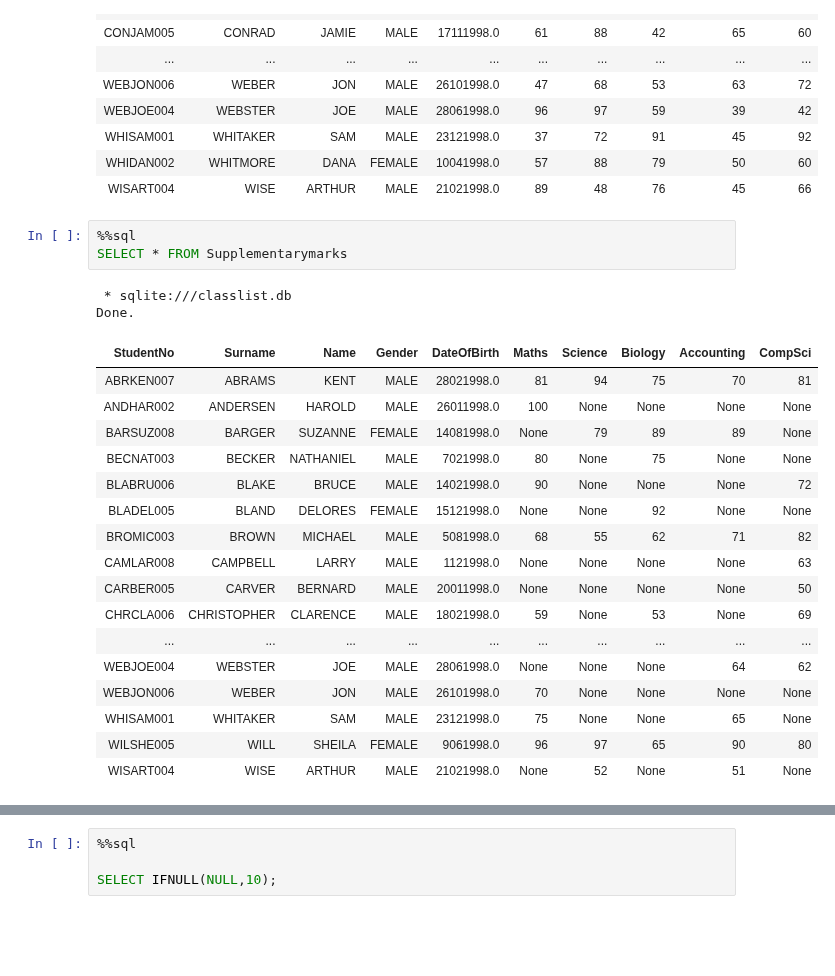
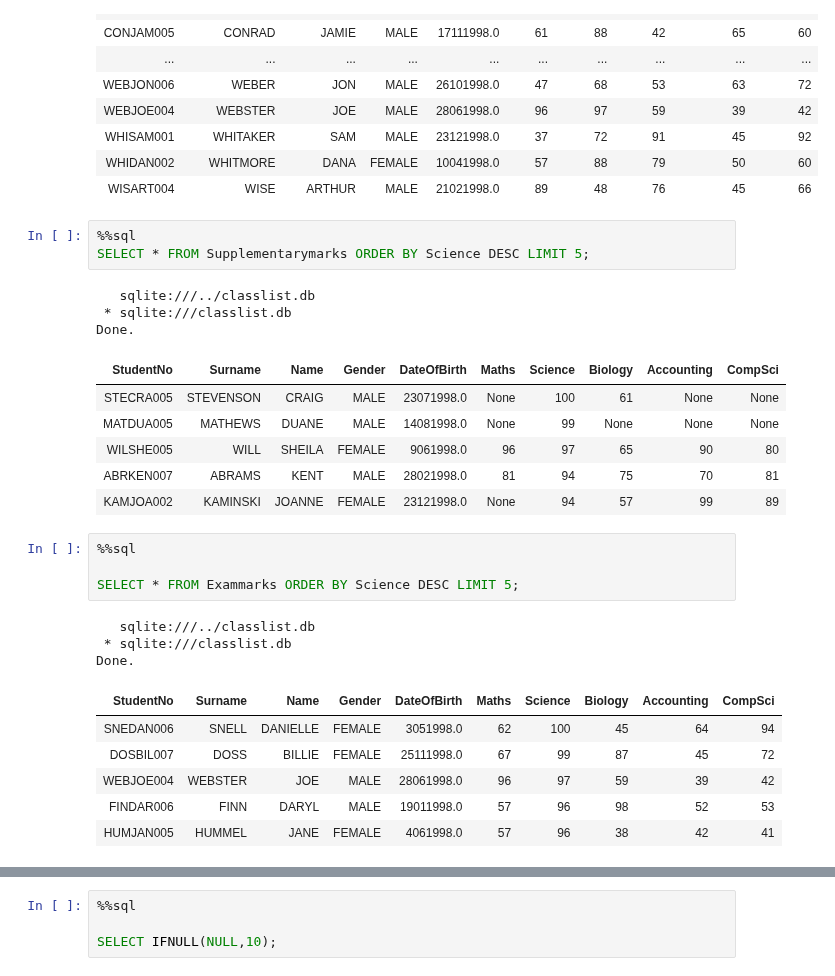
Before and after one commit to YvesMatanga/freemium_datascience, a Jupyter notebook: sql/mcq/Set_Theory_student_solution.ipynb, the cells around one changed output, grey strips where cells are left out. Cells and saved outputs as stored; diff of their text form; blank space fills up the shorter version.

```diff
--- a/sql/mcq/Set_Theory_student_solution.ipynb
+++ b/sql/mcq/Set_Theory_student_solution.ipynb
@@ -124,24 +127,28 @@ Done.
 | WISART004 | WISE | ARTHUR | MALE | 21021998.0 | 89 | 48 | 76 | 45 | 66 |
 # %%
 %%sql
-SELECT * FROM Supplementarymarks
+SELECT * FROM Supplementarymarks ORDER BY Science DESC LIMIT 5;
 # %% [output]
+   sqlite:///../classlist.db
  * sqlite:///classlist.db
 Done.
 | StudentNo | Surname | Name | Gender | DateOfBirth | Maths | Science | Biology | Accounting | CompSci |
+| STECRA005 | STEVENSON | CRAIG | MALE | 23071998.0 | None | 100 | 61 | None | None |
+| MATDUA005 | MATHEWS | DUANE | MALE | 14081998.0 | None | 99 | None | None | None |
+| WILSHE005 | WILL | SHEILA | FEMALE | 9061998.0 | 96 | 97 | 65 | 90 | 80 |
 | ABRKEN007 | ABRAMS | KENT | MALE | 28021998.0 | 81 | 94 | 75 | 70 | 81 |
-| ANDHAR002 | ANDERSEN | HAROLD | MALE | 26011998.0 | 100 | None | None | None | None |
-| BARSUZ008 | BARGER | SUZANNE | FEMALE | 14081998.0 | None | 79 | 89 | 89 | None |
-| BECNAT003 | BECKER | NATHANIEL | MALE | 7021998.0 | 80 | None | 75 | None | None |
-| BLABRU006 | BLAKE | BRUCE | MALE | 14021998.0 | 90 | None | None | None | 72 |
-| BLADEL005 | BLAND | DELORES | FEMALE | 15121998.0 | None | None | 92 | None | None |
-| BROMIC003 | BROWN | MICHAEL | MALE | 5081998.0 | 68 | 55 | 62 | 71 | 82 |
-| CAMLAR008 | CAMPBELL | LARRY | MALE | 1121998.0 | None | None | None | None | 63 |
-| CARBER005 | CARVER | BERNARD | MALE | 20011998.0 | None | None | None | None | 50 |
-| CHRCLA006 | CHRISTOPHER | CLARENCE | MALE | 18021998.0 | 59 | None | 53 | None | 69 |
-| ... | ... | ... | ... | ... | ... | ... | ... | ... | ... |
-| WEBJOE004 | WEBSTER | JOE | MALE | 28061998.0 | None | None | None | 64 | 62 |
-| WEBJON006 | WEBER | JON | MALE | 26101998.0 | 70 | None | None | None | None |
-| WHISAM001 | WHITAKER | SAM | MALE | 23121998.0 | 75 | None | None | 65 | None |
-| WILSHE005 | WILL | SHEILA | FEMALE | 9061998.0 | 96 | 97 | 65 | 90 | 80 |
-| WISART004 | WISE | ARTHUR | MALE | 21021998.0 | None | 52 | None | 51 | None |
+| KAMJOA002 | KAMINSKI | JOANNE | FEMALE | 23121998.0 | None | 94 | 57 | 99 | 89 |
+# %%
+%%sql
+
+SELECT * FROM Exammarks ORDER BY Science DESC LIMIT 5;
+# %% [output]
+   sqlite:///../classlist.db
+ * sqlite:///classlist.db
+Done.
+| StudentNo | Surname | Name | Gender | DateOfBirth | Maths | Science | Biology | Accounting | CompSci |
+| SNEDAN006 | SNELL | DANIELLE | FEMALE | 3051998.0 | 62 | 100 | 45 | 64 | 94 |
+| DOSBIL007 | DOSS | BILLIE | FEMALE | 25111998.0 | 67 | 99 | 87 | 45 | 72 |
+| WEBJOE004 | WEBSTER | JOE | MALE | 28061998.0 | 96 | 97 | 59 | 39 | 42 |
+| FINDAR006 | FINN | DARYL | MALE | 19011998.0 | 57 | 96 | 98 | 52 | 53 |
+| HUMJAN005 | HUMMEL | JANE | FEMALE | 4061998.0 | 57 | 96 | 38 | 42 | 41 |
```
Also changed, not shown: parts of 7 cells of this notebook, 16 other files.
